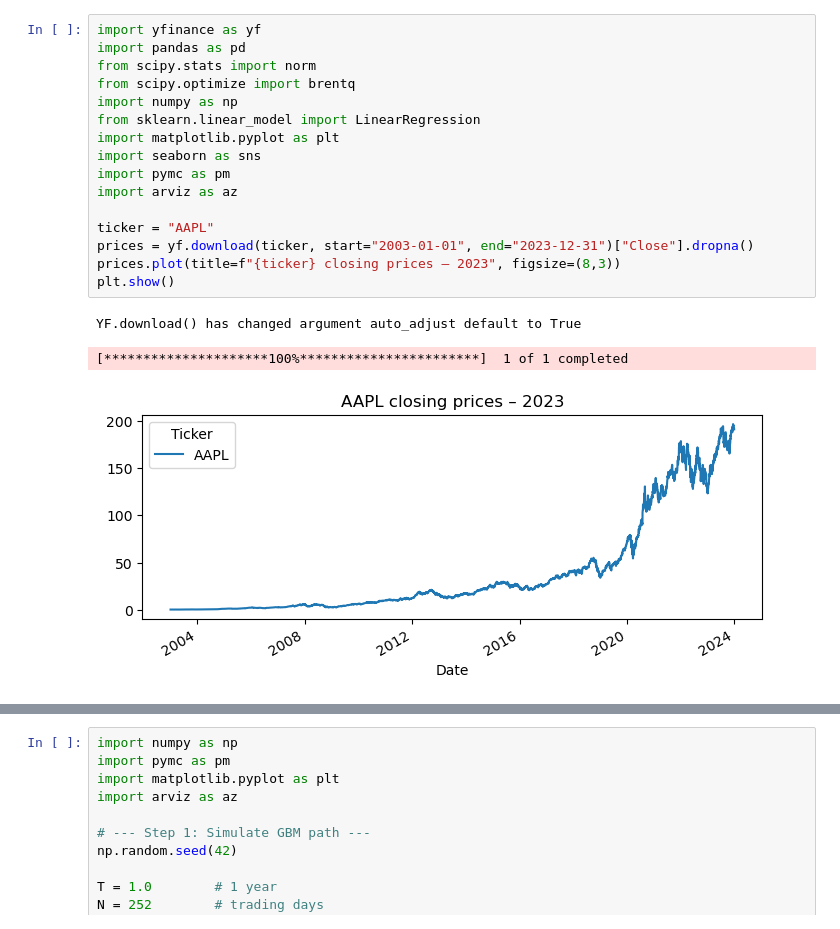
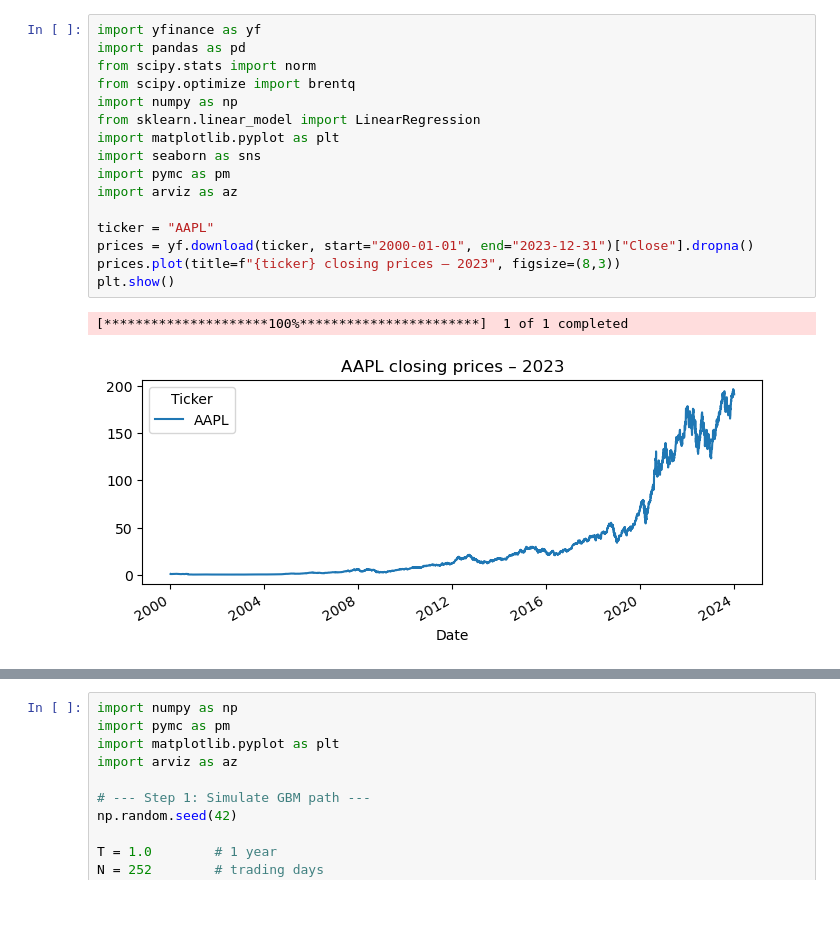
Before and after one commit to RezaCodz/Math_finance_models, a Jupyter notebook: models.ipynb, the cells around one changed output, grey strips where cells are left out. Saved outputs shown, nothing was run; the diff lists cells and outputs as text.

```diff
--- a/models.ipynb
+++ b/models.ipynb
@@ -1,20 +1,19 @@
 # %%
 import yfinance as yf
 import pandas as pd
 from scipy.stats import norm
 from scipy.optimize import brentq
 import numpy as np
 from sklearn.linear_model import LinearRegression
 import matplotlib.pyplot as plt
 import seaborn as sns
 import pymc as pm
 import arviz as az
 
 ticker = "AAPL"
-prices = yf.download(ticker, start="2003-01-01", end="2023-12-31")["Close"].dropna()
+prices = yf.download(ticker, start="2000-01-01", end="2023-12-31")["Close"].dropna()
 prices.plot(title=f"{ticker} closing prices – 2023", figsize=(8,3))
 plt.show()
 # %% [output]
-YF.download() has changed argument auto_adjust default to True
+[*********************100%***********************]  1 of 1 completed
-[*********************100%***********************]  1 of 1 completed
-[figure, old version]
+[figure, new version]
```
Also changed, not shown: parts of 2 cells of this notebook.
